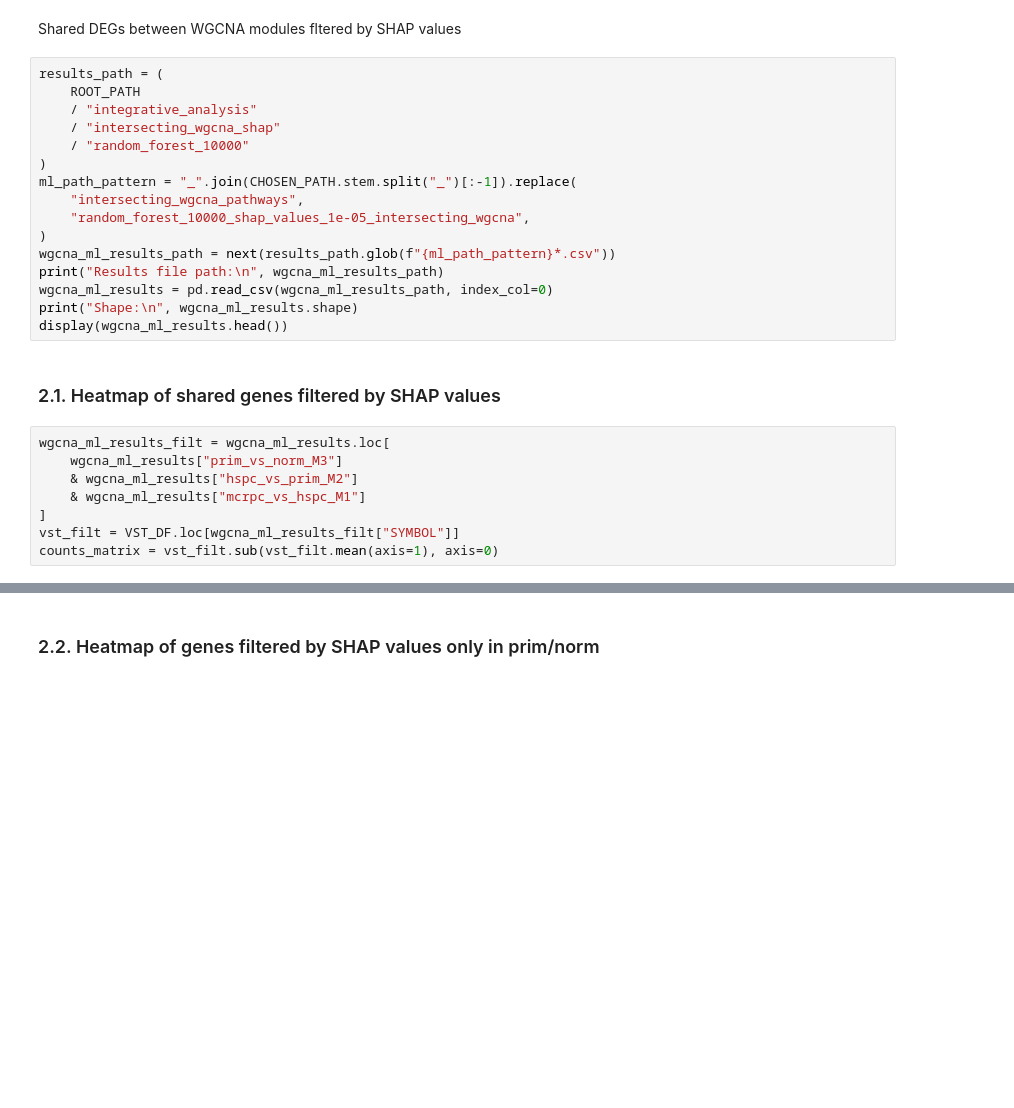
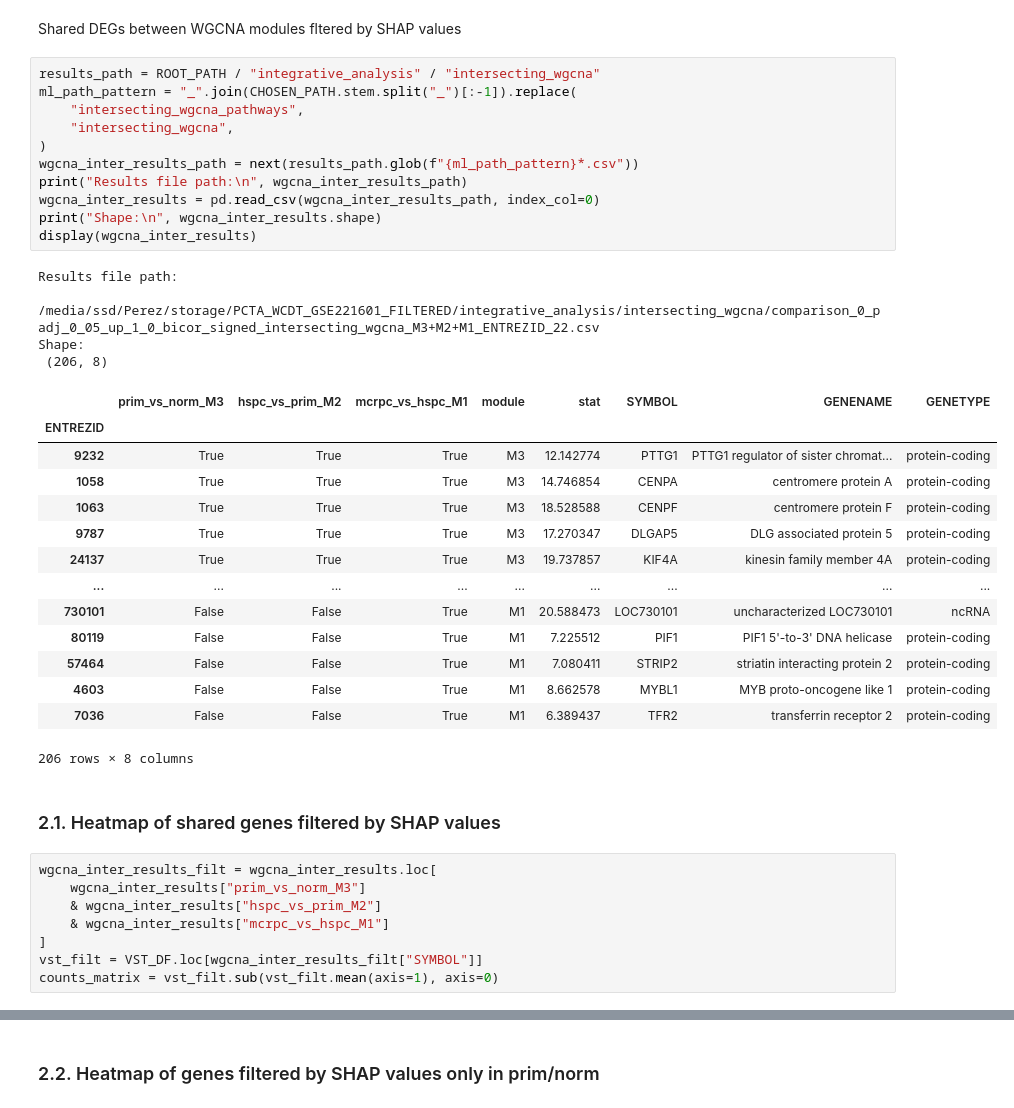
Before and after one commit to CarlosUziel/pca_wgcna_ml, a Jupyter notebook: notebooks/contrasts_intersecting_genes.ipynb, the cells around one changed output, grey strips where cells are left out. Saved outputs shown, nothing was run; the diff lists cells and outputs as text; blank space fills up the shorter version.

```diff
--- a/notebooks/contrasts_intersecting_genes.ipynb
+++ b/notebooks/contrasts_intersecting_genes.ipynb
@@ -99,28 +114,42 @@ pd.DataFrame(scores).T
 # %% [markdown]
 Shared DEGs between WGCNA modules fltered by SHAP values
 # %%
-results_path = (
-    ROOT_PATH
-    / "integrative_analysis"
-    / "intersecting_wgcna_shap"
-    / "random_forest_10000"
-)
+results_path = ROOT_PATH / "integrative_analysis" / "intersecting_wgcna"
 ml_path_pattern = "_".join(CHOSEN_PATH.stem.split("_")[:-1]).replace(
     "intersecting_wgcna_pathways",
-    "random_forest_10000_shap_values_1e-05_intersecting_wgcna",
+    "intersecting_wgcna",
 )
-wgcna_ml_results_path = next(results_path.glob(f"{ml_path_pattern}*.csv"))
-print("Results file path:\n", wgcna_ml_results_path)
-wgcna_ml_results = pd.read_csv(wgcna_ml_results_path, index_col=0)
-print("Shape:\n", wgcna_ml_results.shape)
-display(wgcna_ml_results.head())
+wgcna_inter_results_path = next(results_path.glob(f"{ml_path_pattern}*.csv"))
+print("Results file path:\n", wgcna_inter_results_path)
+wgcna_inter_results = pd.read_csv(wgcna_inter_results_path, index_col=0)
+print("Shape:\n", wgcna_inter_results.shape)
+display(wgcna_inter_results)
+# %% [output]
+Results file path:
+ /media/ssd/Perez/storage/PCTA_WCDT_GSE221601_FILTERED/integrative_analysis/intersecting_wgcna/comparison_0_padj_0_05_up_1_0_bicor_signed_intersecting_wgcna_M3+M2+M1_ENTREZID_22.csv
+Shape:
+ (206, 8)
+|  | prim_vs_norm_M3 | hspc_vs_prim_M2 | mcrpc_vs_hspc_M1 | module | stat | SYMBOL | GENENAME | GENETYPE |
+| ENTREZID |  |  |  |  |  |  |  |  |
+| 9232 | True | True | True | M3 | 12.142774 | PTTG1 | PTTG1 regulator of sister chromat... | protein-coding |
+| 1058 | True | True | True | M3 | 14.746854 | CENPA | centromere protein A | protein-coding |
+| 1063 | True | True | True | M3 | 18.528588 | CENPF | centromere protein F | protein-coding |
+| 9787 | True | True | True | M3 | 17.270347 | DLGAP5 | DLG associated protein 5 | protein-coding |
+| 24137 | True | True | True | M3 | 19.737857 | KIF4A | kinesin family member 4A | protein-coding |
+| ... | ... | ... | ... | ... | ... | ... | ... | ... |
+| 730101 | False | False | True | M1 | 20.588473 | LOC730101 | uncharacterized LOC730101 | ncRNA |
+| 80119 | False | False | True | M1 | 7.225512 | PIF1 | PIF1 5'-to-3' DNA helicase | protein-coding |
+| 57464 | False | False | True | M1 | 7.080411 | STRIP2 | striatin interacting protein 2 | protein-coding |
+| 4603 | False | False | True | M1 | 8.662578 | MYBL1 | MYB proto-oncogene like 1 | protein-coding |
+| 7036 | False | False | True | M1 | 6.389437 | TFR2 | transferrin receptor 2 | protein-coding |
+206 rows × 8 columns
 # %% [markdown]
 ### 2.1. Heatmap of shared genes filtered by SHAP values
 # %%
-wgcna_ml_results_filt = wgcna_ml_results.loc[
-    wgcna_ml_results["prim_vs_norm_M3"]
-    & wgcna_ml_results["hspc_vs_prim_M2"]
-    & wgcna_ml_results["mcrpc_vs_hspc_M1"]
+wgcna_inter_results_filt = wgcna_inter_results.loc[
+    wgcna_inter_results["prim_vs_norm_M3"]
+    & wgcna_inter_results["hspc_vs_prim_M2"]
+    & wgcna_inter_results["mcrpc_vs_hspc_M1"]
 ]
-vst_filt = VST_DF.loc[wgcna_ml_results_filt["SYMBOL"]]
+vst_filt = VST_DF.loc[wgcna_inter_results_filt["SYMBOL"]]
 counts_matrix = vst_filt.sub(vst_filt.mean(axis=1), axis=0)
```
Also changed, not shown: parts of 13 cells of this notebook.
